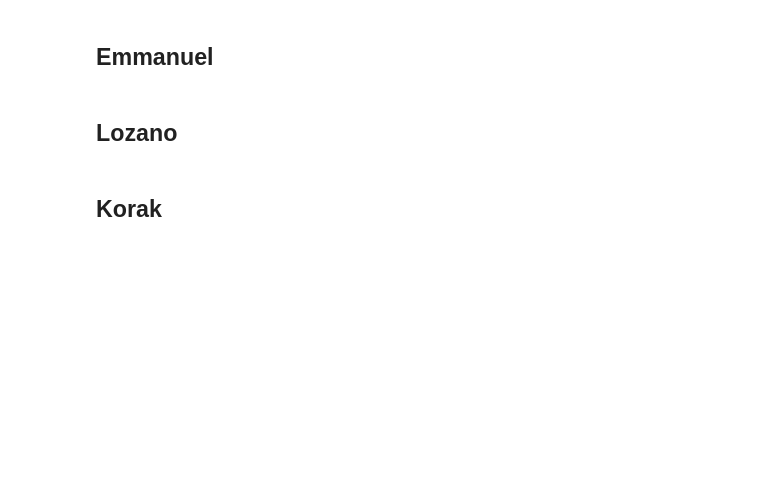
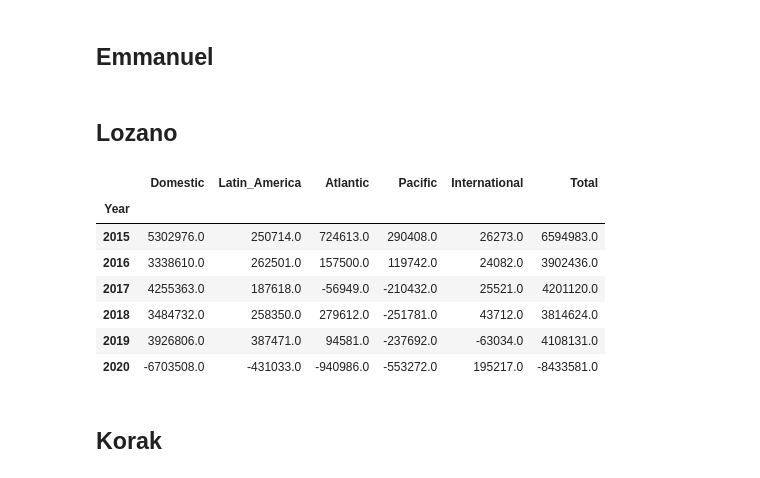
Before and after one commit to llhabers/Covid-19_Impact_on_the_US_Airline_Industry, a Jupyter notebook: AnalyticsAlliance_Final_Code.ipynb, the cells around one changed output. Cells and saved outputs as stored; diff of their text form; code cells hidden in the pictures; blank space fills up the shorter version.

```diff
--- a/AnalyticsAlliance_Final_Code.ipynb
+++ b/AnalyticsAlliance_Final_Code.ipynb
@@ -163,15 +163,30 @@ df['Percent Change'] = perc_change
 # %%
 #For this analysis, I will only be using data for the most recent five years.
 five_year_df = revenue.tail(29)
 five_year_df = five_year_df.reset_index(drop=True)
 
 #Let's rename the columns
 five_year_df = five_year_df.rename(columns={'DOMESTIC':'Domestic',
                    'LATIN AMERICA':'Latin_America',
                    'ATLANTIC':'Atlantic',
                    'PACIFIC':'Pacific',
                    'INTERNATIONAL':'International',
                    'TOTAL':'Total'})
+# Let's store column values to run an analysis on average net income change
+# over the past 5 years across all regions.
+ml = five_year_df.drop([4,9,14,19,24,28])
+yearly_df = ml.groupby('Year')
+yearly_average = yearly_df.mean().round()
+yearly_average
+# %% [output]
+|  | Domestic | Latin_America | Atlantic | Pacific | International | Total |
+| Year |  |  |  |  |  |  |
+| 2015 | 5302976.0 | 250714.0 | 724613.0 | 290408.0 | 26273.0 | 6594983.0 |
+| 2016 | 3338610.0 | 262501.0 | 157500.0 | 119742.0 | 24082.0 | 3902436.0 |
+| 2017 | 4255363.0 | 187618.0 | -56949.0 | -210432.0 | 25521.0 | 4201120.0 |
+| 2018 | 3484732.0 | 258350.0 | 279612.0 | -251781.0 | 43712.0 | 3814624.0 |
+| 2019 | 3926806.0 | 387471.0 | 94581.0 | -237692.0 | -63034.0 | 4108131.0 |
+| 2020 | -6703508.0 | -431033.0 | -940986.0 | -553272.0 | 195217.0 | -8433581.0 |
 # %% [markdown]
 ## Korak
 # %%
```
Also changed, not shown: parts of 22 cells of this notebook.
